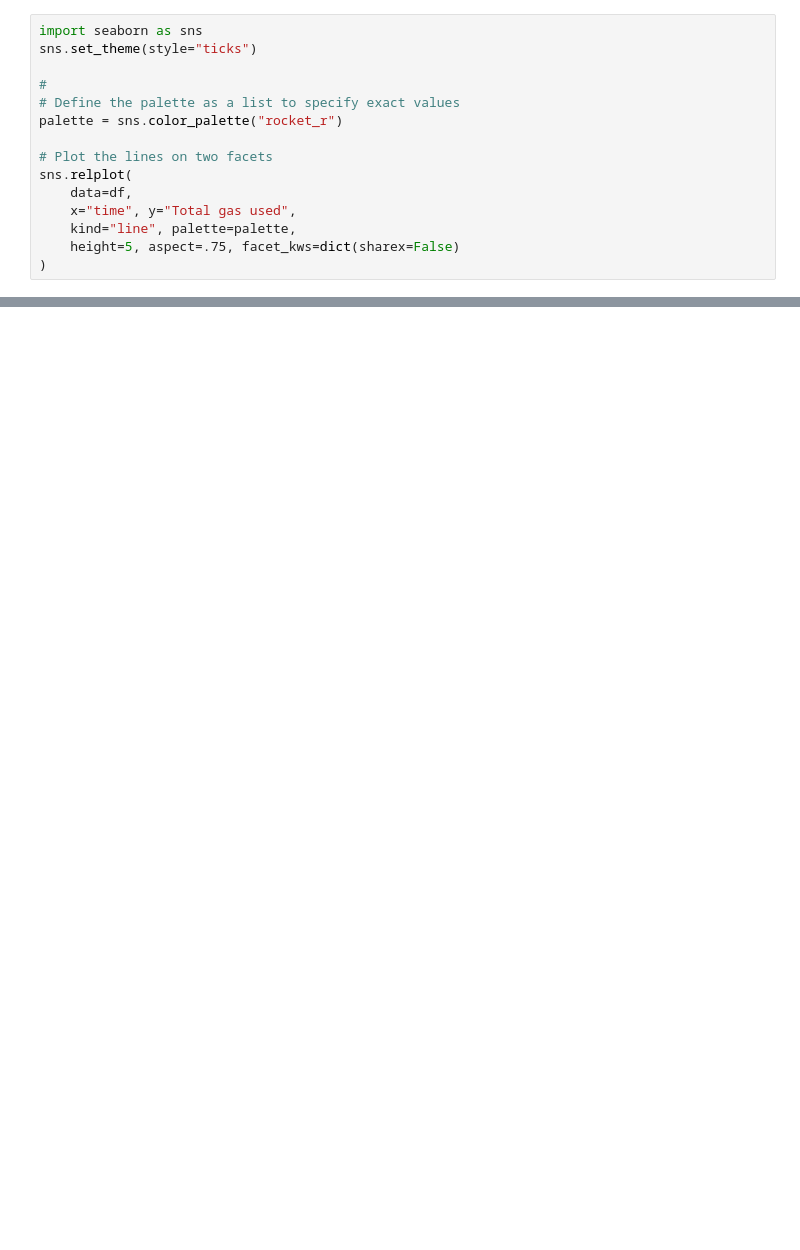
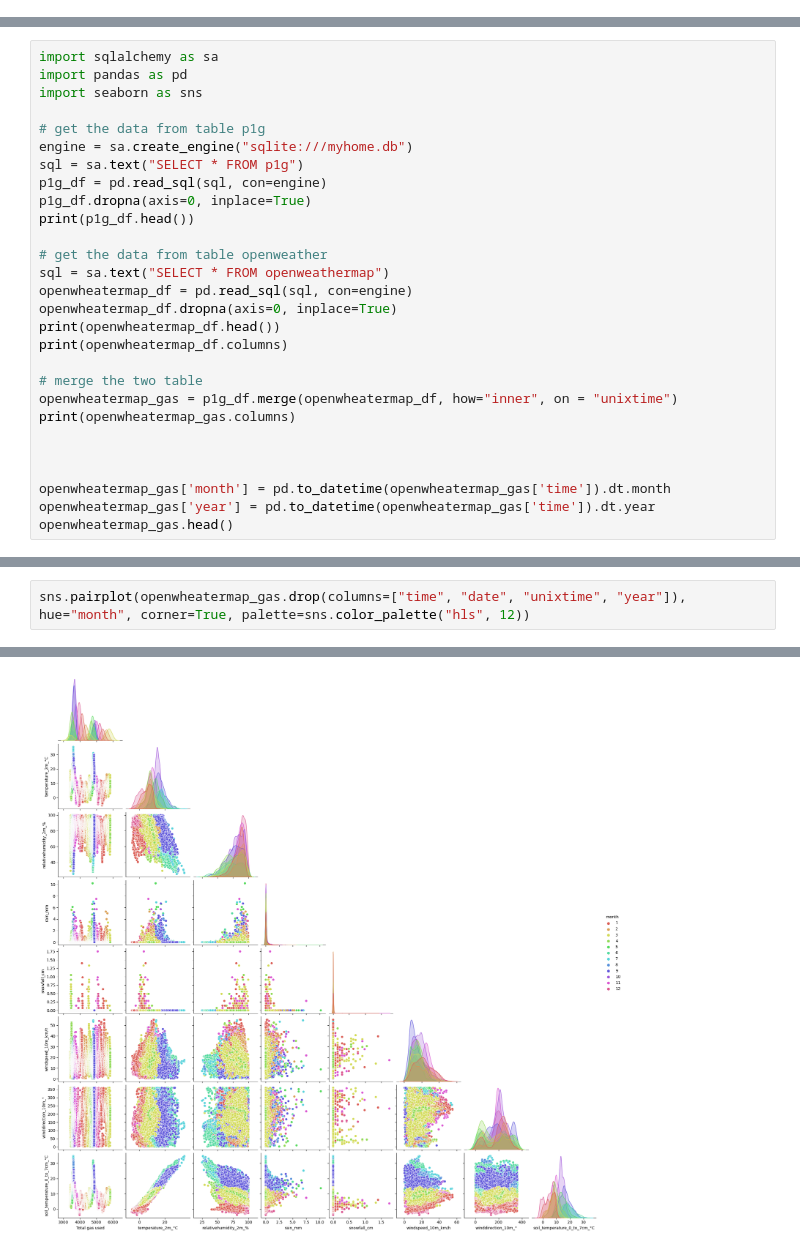
Before and after one commit to Yufanggg/Smart-House, a Jupyter notebook: report_temperature_switch.ipynb, the cells around one changed output, grey strips where cells are left out. Saved outputs shown, nothing was run; the diff lists cells and outputs as text; blank space fills up the shorter version.

```diff
--- a/report_temperature_switch.ipynb
+++ b/report_temperature_switch.ipynb
@@ -16,15 +0,0 @@ df.head()
-# %%
-import seaborn as sns
-sns.set_theme(style="ticks")
-
-#
-# Define the palette as a list to specify exact values
-palette = sns.color_palette("rocket_r")
-
-# Plot the lines on two facets
-sns.relplot(
-    data=df,
-    x="time", y="Total gas used",
-    kind="line", palette=palette,
-    height=5, aspect=.75, facet_kws=dict(sharex=False)
-)
@@ -30,0 +5,28 @@ sns.relplot(
+# %%
+import sqlalchemy as sa
+import pandas as pd
+import seaborn as sns
+
+# get the data from table p1g
+engine = sa.create_engine("sqlite:///myhome.db")
+sql = sa.text("SELECT * FROM p1g")
+p1g_df = pd.read_sql(sql, con=engine)
+p1g_df.dropna(axis=0, inplace=True)
+print(p1g_df.head())
+
+# get the data from table openweather
+sql = sa.text("SELECT * FROM openweathermap")
+openwheatermap_df = pd.read_sql(sql, con=engine)
+openwheatermap_df.dropna(axis=0, inplace=True)
+print(openwheatermap_df.head())
+print(openwheatermap_df.columns)
+
+# merge the two table
+openwheatermap_gas = p1g_df.merge(openwheatermap_df, how="inner", on = "unixtime")
+print(openwheatermap_gas.columns)
+
+
+
+openwheatermap_gas['month'] = pd.to_datetime(openwheatermap_gas['time']).dt.month
+openwheatermap_gas['year'] = pd.to_datetime(openwheatermap_gas['time']).dt.year
+openwheatermap_gas.head()
@@ -30,0 +57,3 @@ sns.relplot(
+# %%
+sns.pairplot(openwheatermap_gas.drop(columns=["time", "date", "unixtime", "year"]), hue="month", corner=True, palette=sns.color_palette("hls", 12))
+# %% [output]
@@ -30,0 +61 @@ sns.relplot(
+[figure, added]
```
Also changed, not shown: parts of 10 cells of this notebook, 3 other files.
